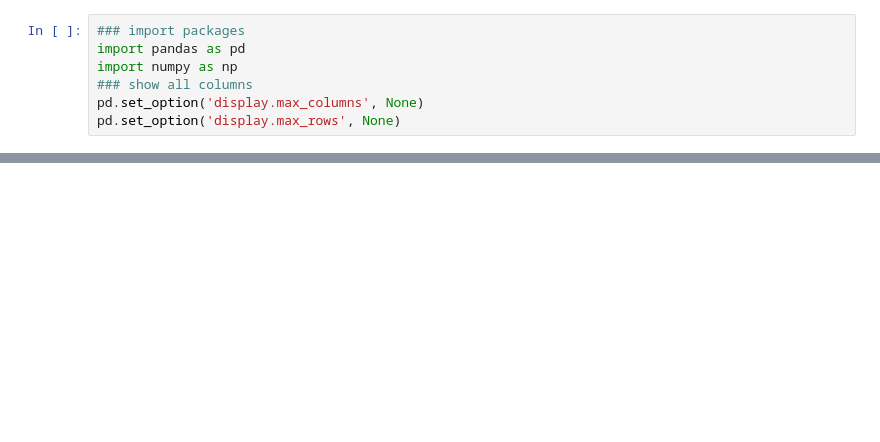
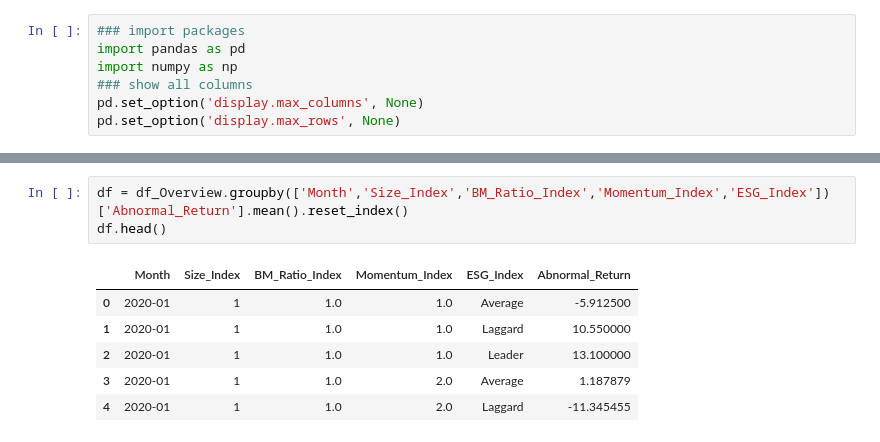
Before and after one commit to sunshineluyao/ESG_with_benchmark, a Jupyter notebook: Categorization/Overview.ipynb, the cells around one changed output, grey strips where cells are left out. Drawn from its saved outputs; the diff is of its cells as text; blank space fills up the shorter version.

```diff
--- a/Categorization/Overview.ipynb
+++ b/Categorization/Overview.ipynb
@@ -41,0 +30,10 @@ fig.update_layout(
+# %%
+df = df_Overview.groupby(['Month','Size_Index','BM_Ratio_Index','Momentum_Index','ESG_Index'])['Abnormal_Return'].mean().reset_index()
+df.head()
+# %% [output]
+|  | Month | Size_Index | BM_Ratio_Index | Momentum_Index | ESG_Index | Abnormal_Return |
+| 0 | 2020-01 | 1 | 1.0 | 1.0 | Average | -5.912500 |
+| 1 | 2020-01 | 1 | 1.0 | 1.0 | Laggard | 10.550000 |
+| 2 | 2020-01 | 1 | 1.0 | 1.0 | Leader | 13.100000 |
+| 3 | 2020-01 | 1 | 1.0 | 2.0 | Average | 1.187879 |
+| 4 | 2020-01 | 1 | 1.0 | 2.0 | Laggard | -11.345455 |
```
Also changed, not shown: parts of 17 cells of this notebook.
